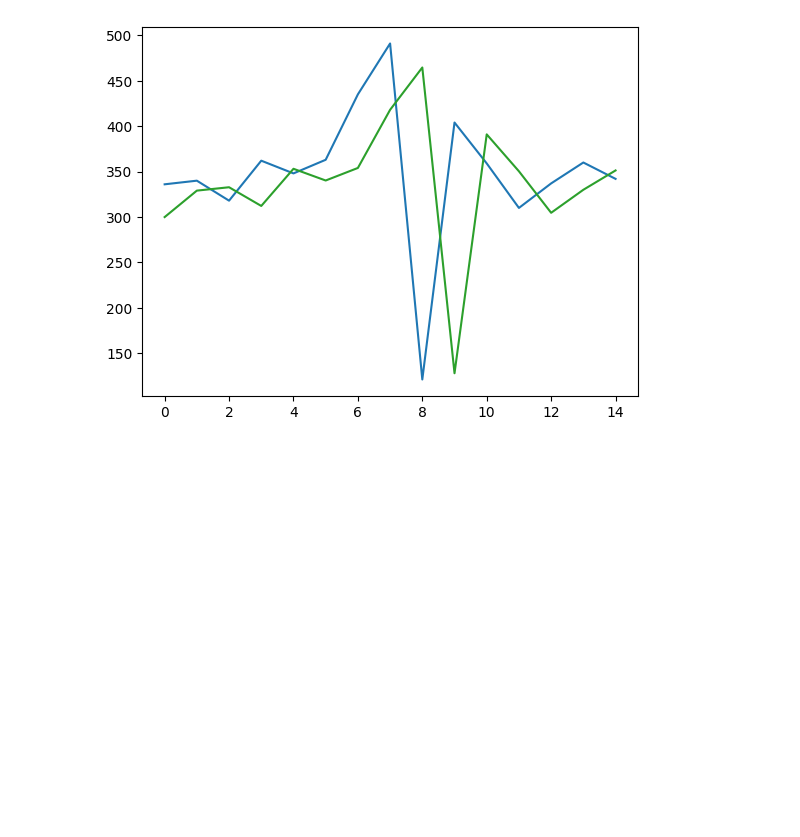
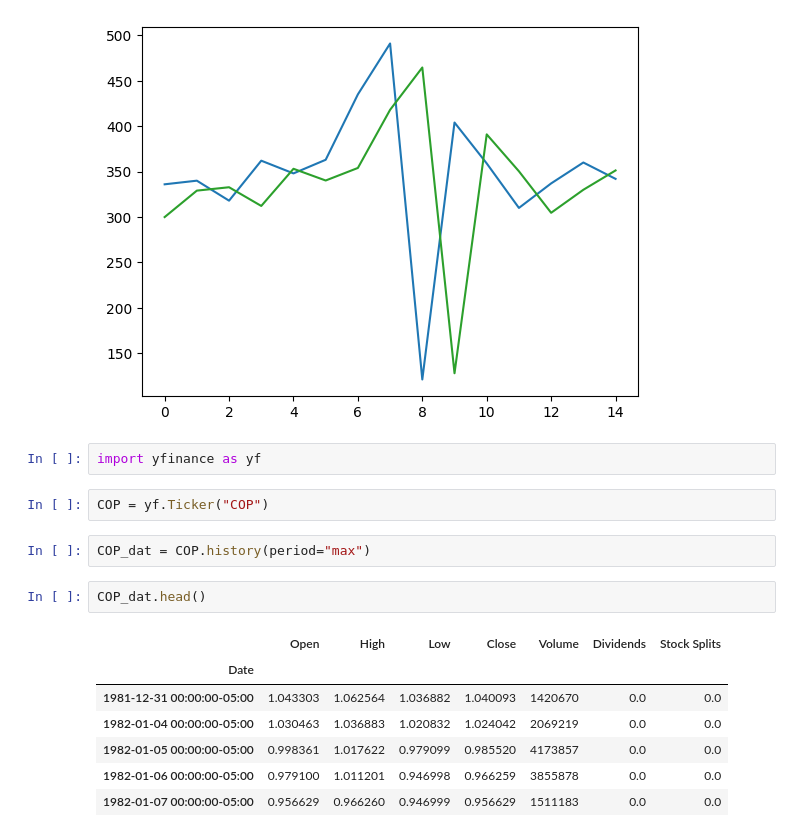
Before and after one commit to lunddave/synthetic_vol_forecasting, a Jupyter notebook: LSTM_sketch.ipynb, the cells around one changed output. Drawn from its saved outputs; the diff is of its cells as text; blank space fills up the shorter version.

```diff
--- a/LSTM_sketch.ipynb
+++ b/LSTM_sketch.ipynb
@@ -196,3 +196,19 @@ plt.plot(testPredictPlot[107:122])
 plt.show()
 # %% [output]
 [figure]
+# %%
+import yfinance as yf
+# %%
+COP = yf.Ticker("COP")
+# %%
+COP_dat = COP.history(period="max")
+# %%
+COP_dat.head()
+# %% [output]
+|  | Open | High | Low | Close | Volume | Dividends | Stock Splits |
+| Date |  |  |  |  |  |  |  |
+| 1981-12-31 00:00:00-05:00 | 1.043303 | 1.062564 | 1.036882 | 1.040093 | 1420670 | 0.0 | 0.0 |
+| 1982-01-04 00:00:00-05:00 | 1.030463 | 1.036883 | 1.020832 | 1.024042 | 2069219 | 0.0 | 0.0 |
+| 1982-01-05 00:00:00-05:00 | 0.998361 | 1.017622 | 0.979099 | 0.985520 | 4173857 | 0.0 | 0.0 |
+| 1982-01-06 00:00:00-05:00 | 0.979100 | 1.011201 | 0.946998 | 0.966259 | 3855878 | 0.0 | 0.0 |
+| 1982-01-07 00:00:00-05:00 | 0.956629 | 0.966260 | 0.946999 | 0.956629 | 1511183 | 0.0 | 0.0 |
```
Also changed, not shown: 7 other files.
